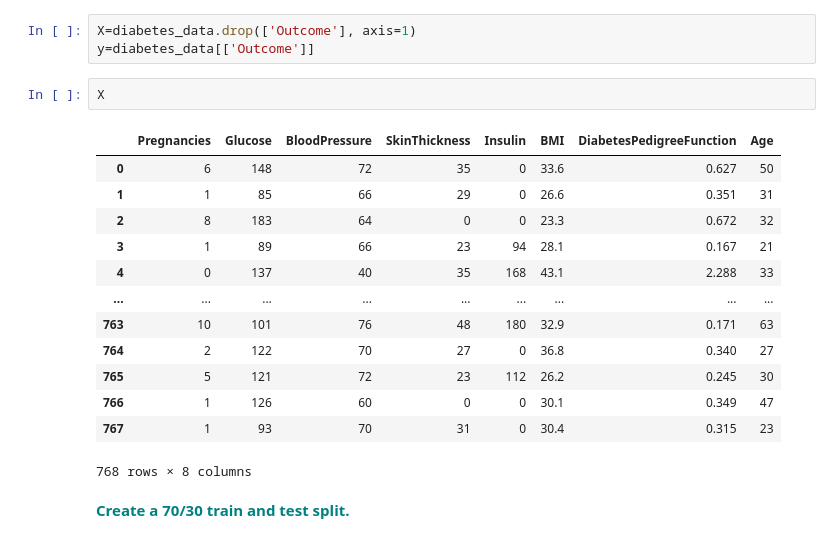
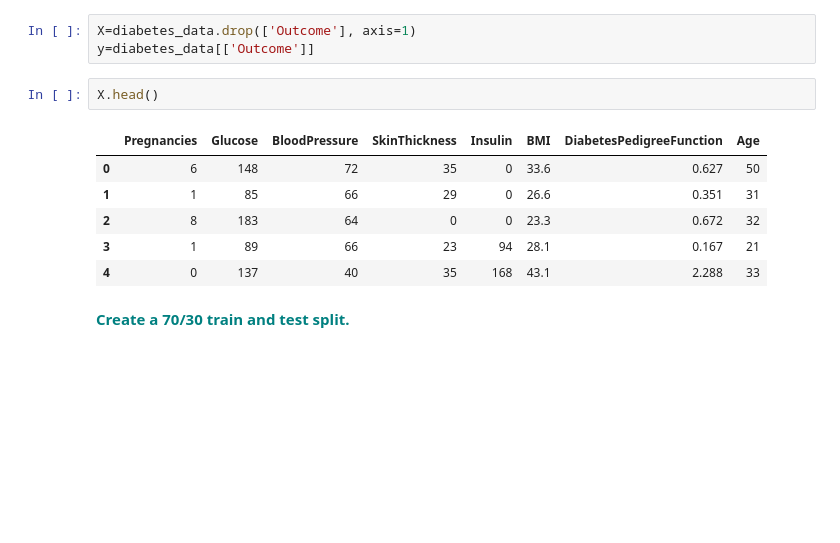
Before and after one commit to ds-edu/Springboard, a Jupyter notebook: CaseStudy-GridSearchCV/GridSearchKNN_Case_Study.ipynb, the cells around one changed output. Cells and saved outputs as stored; diff of their text form; blank space fills up the shorter version.

```diff
--- a/CaseStudy-GridSearchCV/GridSearchKNN_Case_Study.ipynb
+++ b/CaseStudy-GridSearchCV/GridSearchKNN_Case_Study.ipynb
@@ -169,21 +158,14 @@ Correlation between various features
 X=diabetes_data.drop(['Outcome'], axis=1)
 y=diabetes_data[['Outcome']]
 # %%
-X
+X.head()
 # %% [output]
 |  | Pregnancies | Glucose | BloodPressure | SkinThickness | Insulin | BMI | DiabetesPedigreeFunction | Age |
 | 0 | 6 | 148 | 72 | 35 | 0 | 33.6 | 0.627 | 50 |
 | 1 | 1 | 85 | 66 | 29 | 0 | 26.6 | 0.351 | 31 |
 | 2 | 8 | 183 | 64 | 0 | 0 | 23.3 | 0.672 | 32 |
 | 3 | 1 | 89 | 66 | 23 | 94 | 28.1 | 0.167 | 21 |
 | 4 | 0 | 137 | 40 | 35 | 168 | 43.1 | 2.288 | 33 |
-| ... | ... | ... | ... | ... | ... | ... | ... | ... |
-| 763 | 10 | 101 | 76 | 48 | 180 | 32.9 | 0.171 | 63 |
-| 764 | 2 | 122 | 70 | 27 | 0 | 36.8 | 0.340 | 27 |
-| 765 | 5 | 121 | 72 | 23 | 112 | 26.2 | 0.245 | 30 |
-| 766 | 1 | 126 | 60 | 0 | 0 | 30.1 | 0.349 | 47 |
-| 767 | 1 | 93 | 70 | 31 | 0 | 30.4 | 0.315 | 23 |
-768 rows × 8 columns
 # %% [markdown]
 **<font color='teal'> Create a 70/30 train and test split. </font>**
 # %%
```
Also changed, not shown: parts of 7 cells of this notebook.
